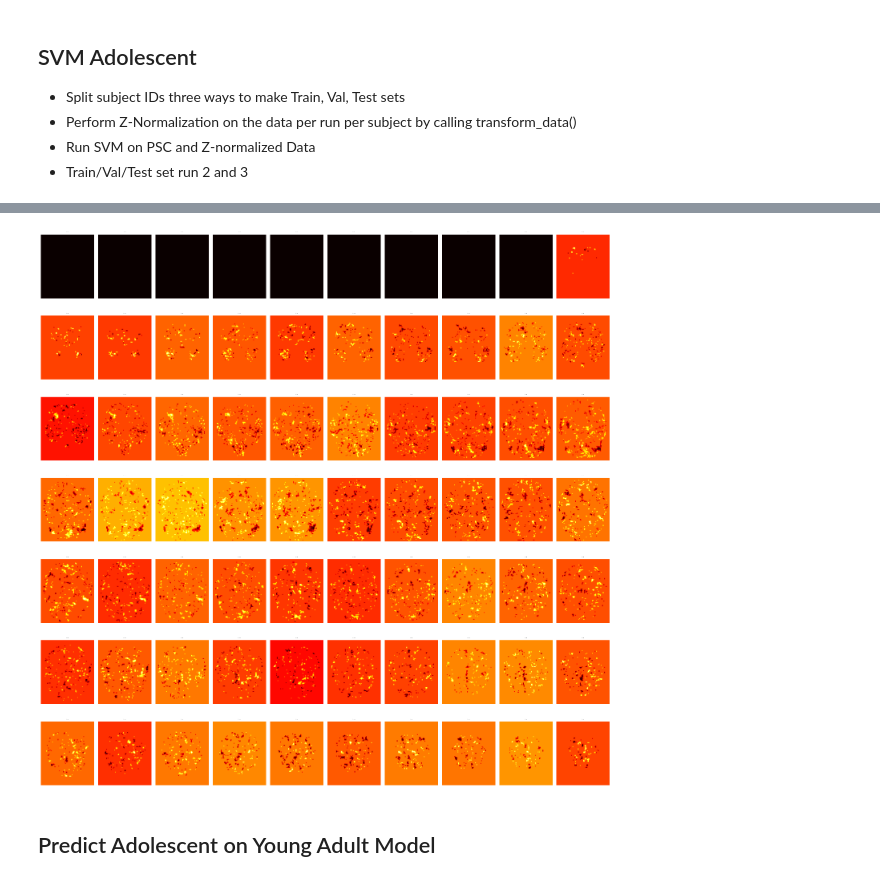
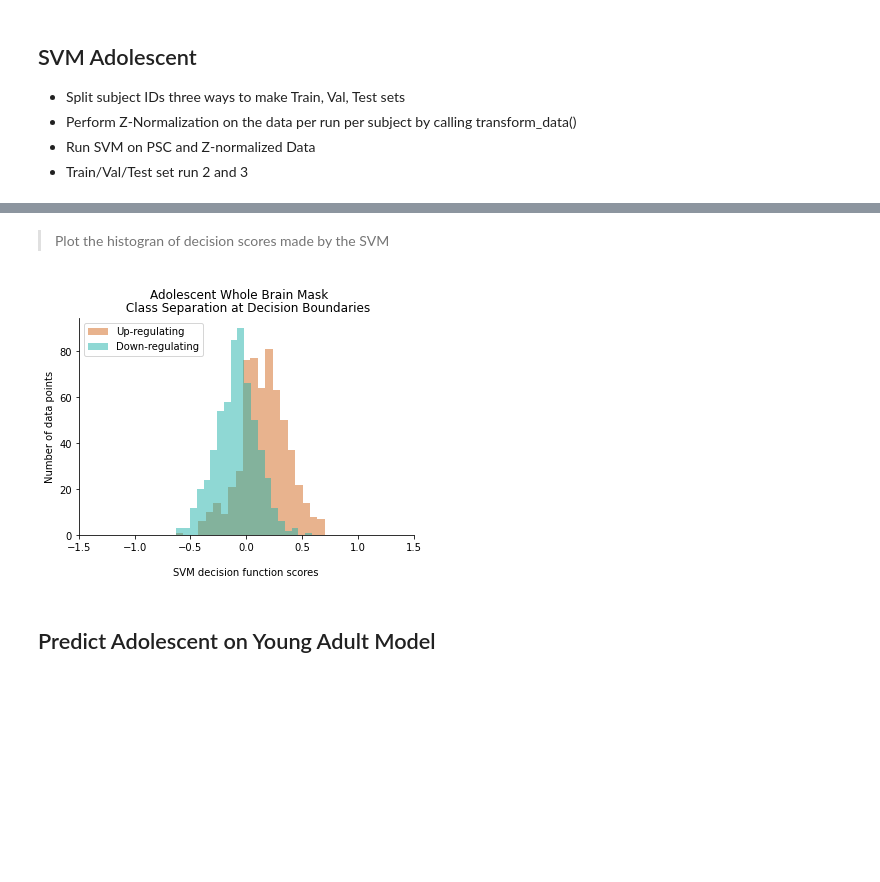
Before and after one commit to staceybeck/teambrainiac, a Jupyter notebook: source/group_svm/Adolescent_Group_SVM.ipynb, the cells around one changed output, grey strips where cells are left out. Drawn from its saved outputs; the diff is of its cells as text; code cells hidden in the pictures; blank space fills up the shorter version.

```diff
--- a/source/group_svm/Adolescent_Group_SVM.ipynb
+++ b/source/group_svm/Adolescent_Group_SVM.ipynb
@@ -478,15 +413,47 @@ plotting.plot_stat_map(threshold_percentile_img,
-# %%
-
-
-fig, axes = plt.subplots(ncols=10, nrows=7, figsize=(20, 20))  # 70 slices
-# Loop over the first 70 slices
-for t, ax in enumerate(axes.flatten()):
-    ax.imshow(bmap2_3[:, :, t].T, cmap='hot')#, origin='lower')  # index with t!
-    ax.axis('off')
-    ax.set_title('t = %i' % t, fontsize=2)
-fig.tight_layout()
-# %% [output]
-[figure, removed]
+# %% [markdown]
+> Plot the histogran of decision scores made by the SVM
+# %%
+y_decision_score = metric_data['test_dfunc'][0]
+y_t = metric_data['y_t'][0]
+y_negative_decision_score = y_decision_score[y_t == 0]
+y_positive_decision_score = y_decision_score[y_t == 1]
+
+
+ax = plt.subplot()
+# plot the two histograms
+plt.hist(y_positive_decision_score,
+         bins = 20,
+         alpha=0.5,
+         label='Up-regulating',
+         #ls='dotted',
+         #lw=.5,
+         color='chocolate',
+         histtype='bar',
+         #ec='olive'
+         )
+plt.hist(y_negative_decision_score,
+         bins = 20,
+         alpha=0.5,
+         label='Down-regulating',
+         #ls='dotted',
+         #lw = .5,
+         color='lightseagreen',
+         histtype='bar',
+         #ec='gold'
+         )
+ax.spines["right"].set_visible(False)
+
+ax.spines["top"].set_visible(False)
+plt.xlim(-1.5, 1.5)
+plt.legend(loc = "upper left")
+plt.xlabel('\nSVM decision function scores')
+plt.ylabel('Number of data points')
+plt.suptitle("Adolescent Whole Brain Mask \n\n")
+plt.title("\n Class Separation at Decision Boundaries")
+plt.savefig('/content/gdrive/MyDrive/ADOL/AD_decision_hist.png', dpi=200, transparent=True)
+plt.show()
+# %% [output]
+[figure, added]
 # %% [markdown]
 ## Predict Adolescent on Young Adult Model
 # %%
```
Also changed, not shown: parts of 33 cells of this notebook.
